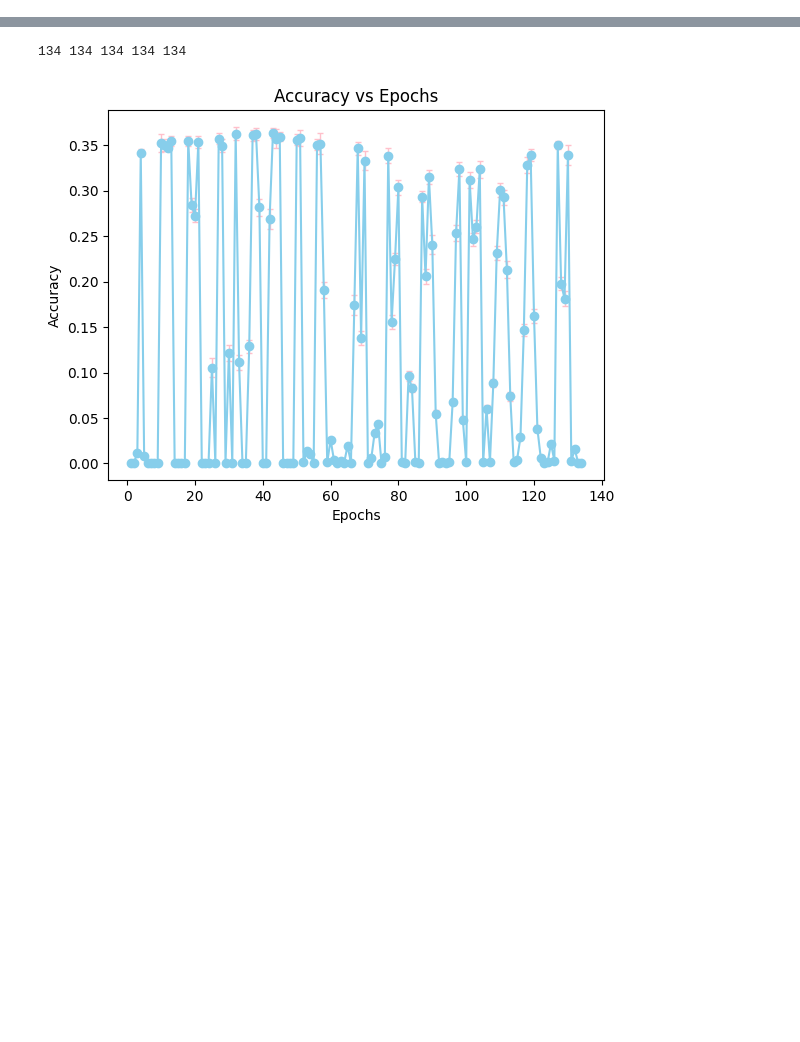
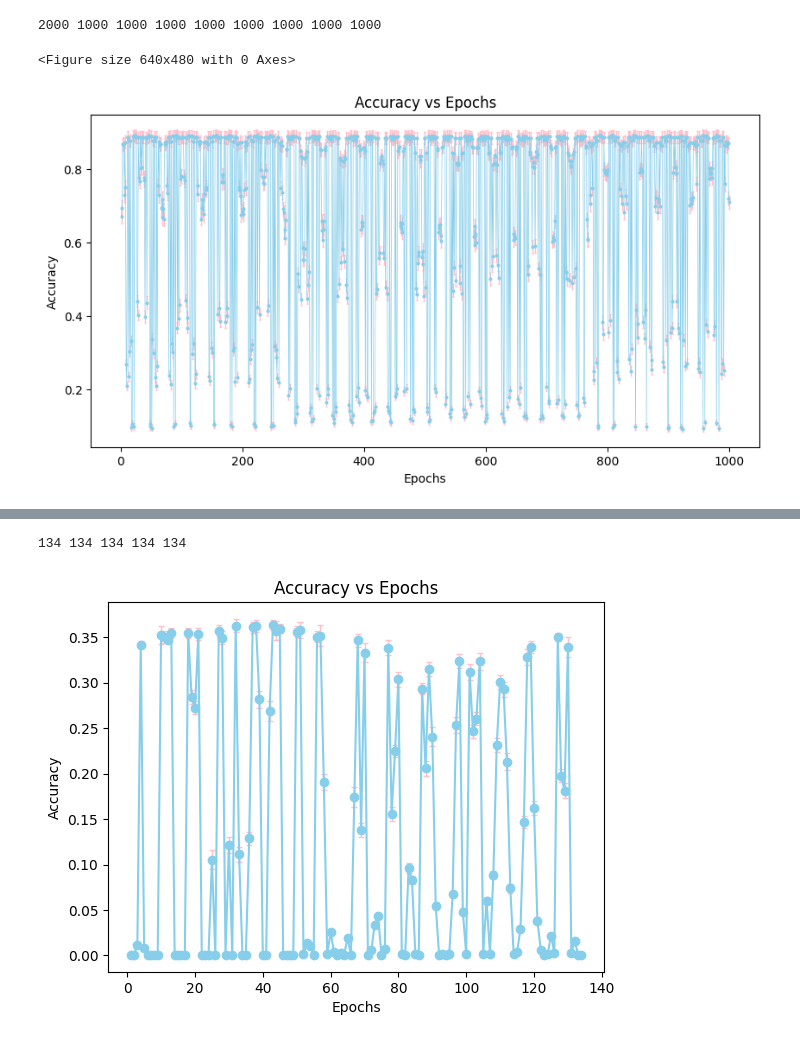
Before and after one commit to thearnavrustagi/TheOnlyCAPTYouNeed, a Jupyter notebook: visualize.ipynb, the cells around one changed output, grey strips where cells are left out. Drawn from its saved outputs; the diff is of its cells as text; code cells hidden in the pictures; blank space fills up the shorter version.

```diff
--- a/visualize.ipynb
+++ b/visualize.ipynb
@@ -15,3 +23,46 @@ recall_std = []
+# %%
+dir = "./logs"
+files = os.listdir(dir)
+for file in files:
+    if "train" in file:
+        train = pd.read_csv(dir + "/" + file)
+        train_accuracy_avg.append(train["accuracy"].mean())
+        train_accuracy_std.append(train["accuracy"].std())
+        train_f1_score_avg.append(train["f1_score"].mean())
+        train_f1_score_std.append(train["f1_score"].std())
+        train_precision_avg.append(train["precision"].mean())
+        train_precision_std.append(train["precision"].std())
+        train_recall_avg.append(train["recall"].mean())
+        train_recall_std.append(train["recall"].std())
+    elif "val" in file:
+        val = pd.read_csv(dir + "/" + file)
+        val_accuracy_avg.append(val["accuracy"].mean())
+        val_accuracy_std.append(val["accuracy"].std())
+        val_f1_score_avg.append(val["f1_score"].mean())
+        val_f1_score_std.append(val["f1_score"].std())
+        val_precision_avg.append(val["precision"].mean())
+        val_precision_std.append(val["precision"].std())
+        val_recall_avg.append(val["recall"].mean())
+        val_recall_std.append(val["recall"].std())
+    else:
+        continue
+# %%
+print(len(files), len(train_accuracy_avg), len(val_accuracy_avg), len(train_f1_score_avg), len(val_f1_score_avg), len(train_precision_avg), len(val_precision_avg), len(train_recall_avg), len(val_recall_avg))
+# %% [output]
+2000 1000 1000 1000 1000 1000 1000 1000 1000
+# %%
+# plotting accuracy with respect to epochs with error bars
+plt.figure()
+# change the dimensions of the graph
+plt.figure(figsize=(10, 5))
+plt.errorbar(np.arange(1, len(train_accuracy_avg)+1), train_accuracy_avg, yerr=train_accuracy_std, fmt='-o', color='skyblue', ecolor='pink', elinewidth=1, capsize=0.5, markersize=2, linewidth=0.5, label="Train")
+plt.title("Accuracy vs Epochs")
+plt.xlabel("Epochs")
+plt.ylabel("Accuracy")
+plt.show()
+# %% [output]
+<Figure size 640x480 with 0 Axes>
+[figure, added]
 # %%
 dir = "./logs"
 files = os.listdir(dir)
```
Also changed, not shown: parts of 3 cells of this notebook.
